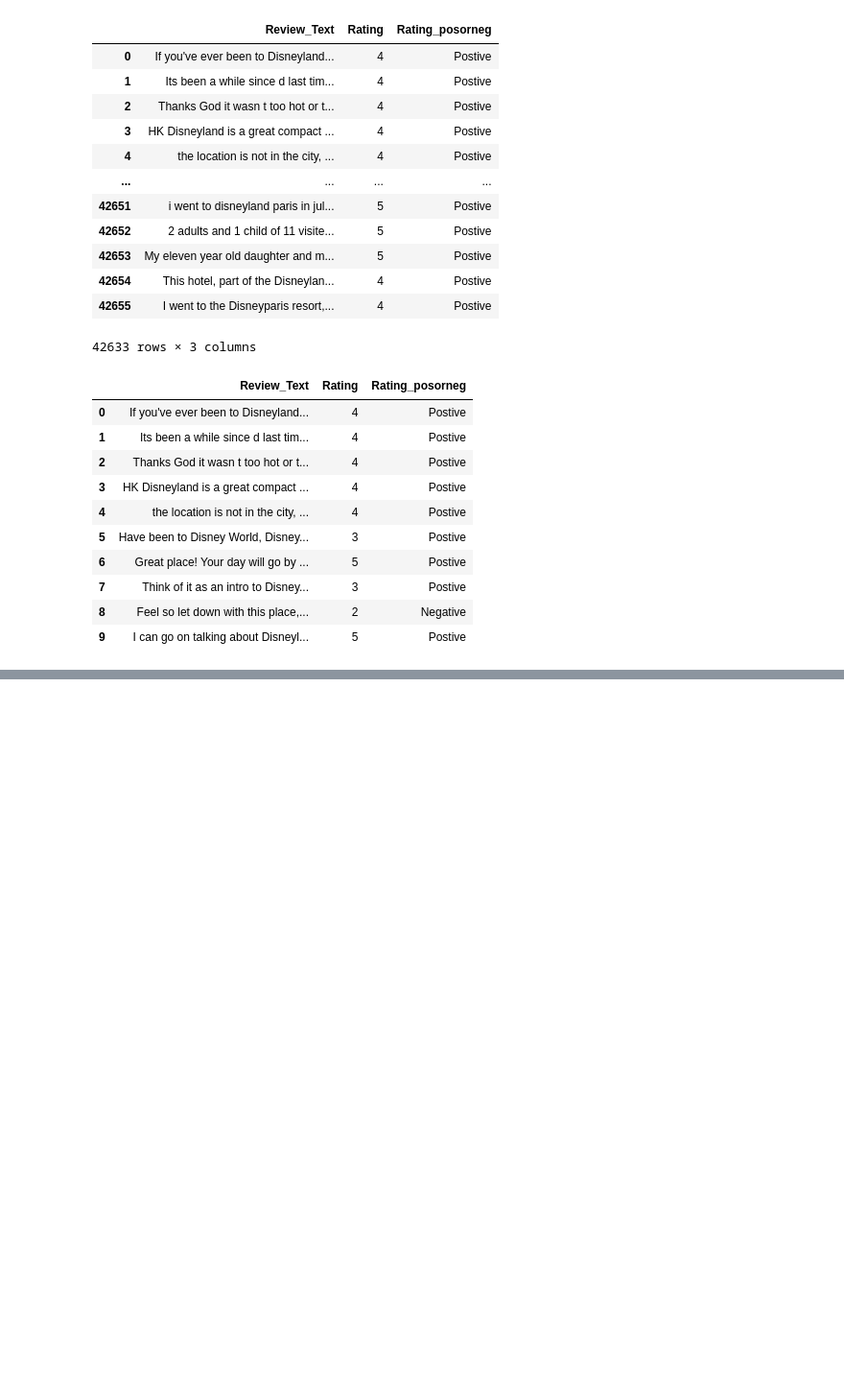
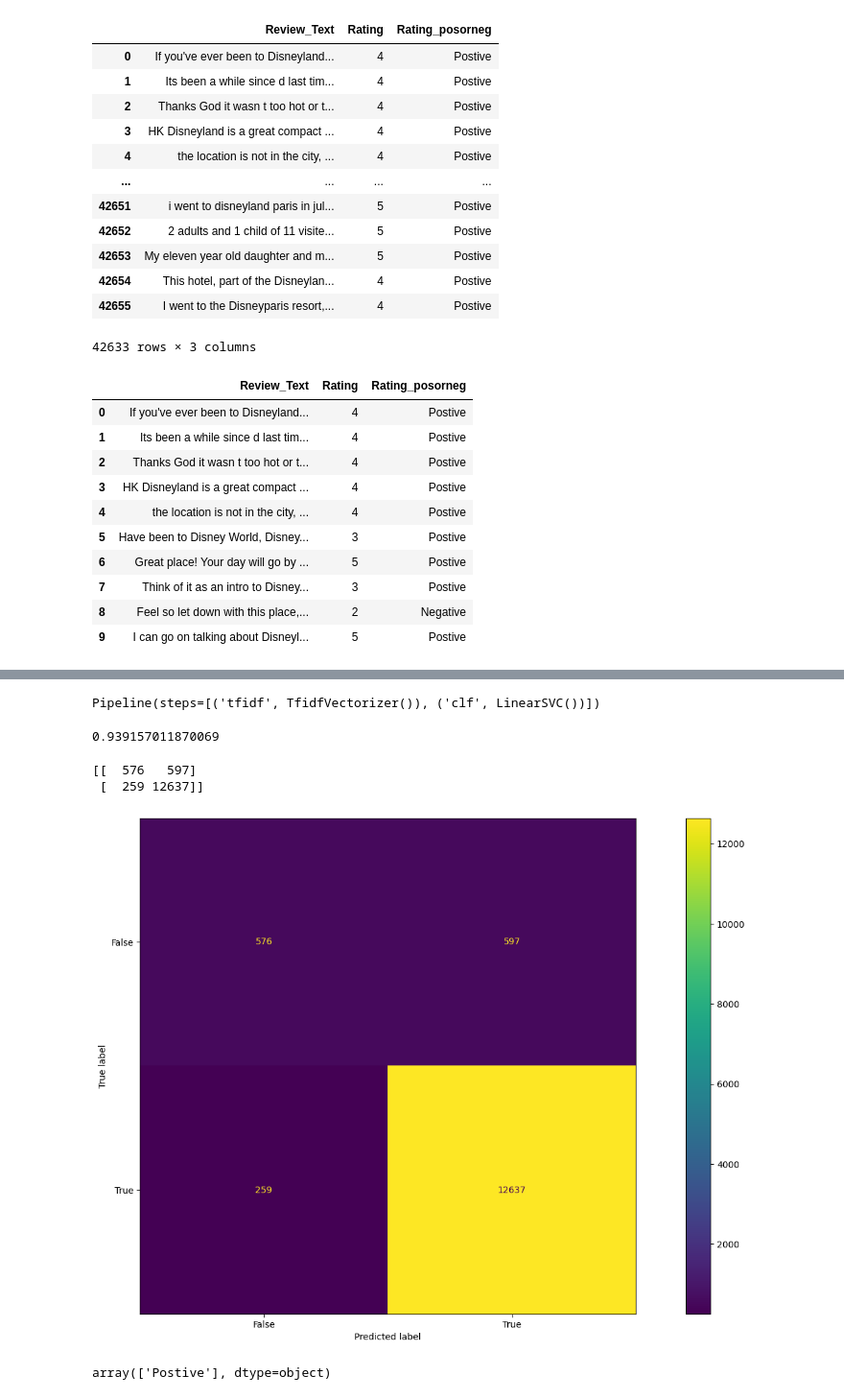
Before and after one commit to ijazkhan101/Data-Science-Projects-01---Data-Analysis---Machine-Learning, a Jupyter notebook: Disneyland Reviews Sentiment analysis and classification/disney_land_reviews.ipynb, the cells around one changed output, grey strips where cells are left out. Shown at 96% size. Cells and saved outputs as stored; diff of their text form; code cells hidden in the pictures; blank space fills up the shorter version.

```diff
--- a/Disneyland Reviews Sentiment analysis and classification/disney_land_reviews.ipynb
+++ b/Disneyland Reviews Sentiment analysis and classification/disney_land_reviews.ipynb
@@ -202,0 +353,4 @@ data.head(10)
+# %%
+textclf.fit(X_train,y_train)
+# %% [output]
+Pipeline(steps=[('tfidf', TfidfVectorizer()), ('clf', LinearSVC())])
@@ -202,0 +359,13 @@ data.head(10)
+# %%
+preds = textclf.predict(X_test)
+# %%
+print(accuracy_score(y_test,preds))
+# %% [output]
+0.939157011870069
+# %%
+cm = confusion_matrix(y_test,preds)
+
+print(cm)
+# %% [output]
+[[  576   597]
+ [  259 12637]]
@@ -202,0 +375,7 @@ data.head(10)
+# %%
+cm_display = ConfusionMatrixDisplay(confusion_matrix=cm , display_labels=[False,True])
+# %%
+cm_display.plot()
+plt.show()
+# %% [output]
+[figure, added]
@@ -202,0 +384,4 @@ data.head(10)
+# %%
+textclf.predict(newreview)
+# %% [output]
+array(['Postive'], dtype=object)
```
Also changed, not shown: parts of 26 cells of this notebook.
